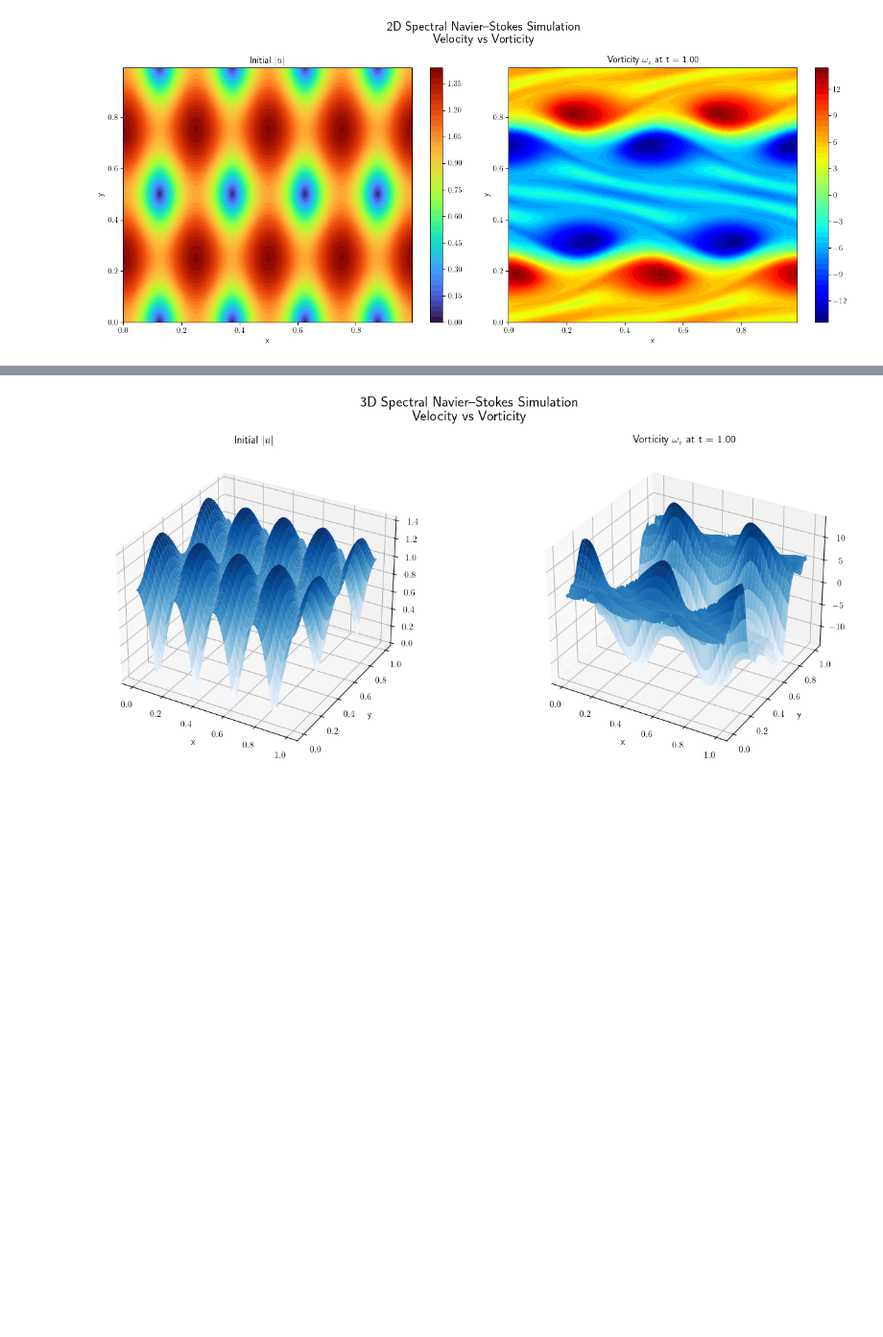
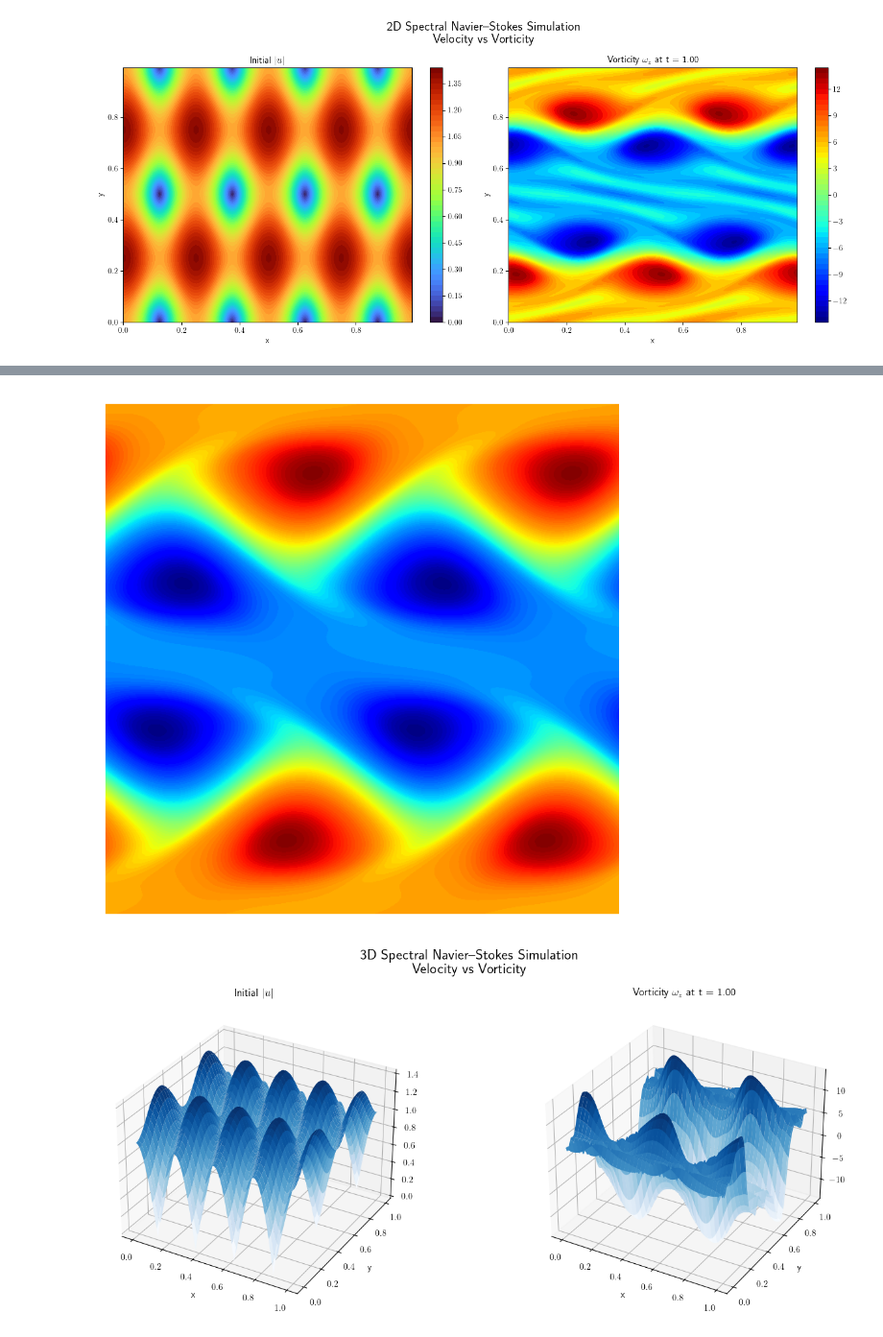
Before and after one commit to Chaks1603/Python-Assignments, a Jupyter notebook: Partial Differential Equations/Navier−Stokes eqn from Burger and KdV .ipynb, the cells around one changed output, grey strips where cells are left out. Shown at 96% size. Drawn from its saved outputs; the diff is of its cells as text; code cells hidden in the pictures; blank space fills up the shorter version.

```diff
--- a/Partial Differential Equations/Navier−Stokes eqn from Burger and KdV .ipynb
+++ b/Partial Differential Equations/Navier−Stokes eqn from Burger and KdV .ipynb
@@ -1270,3 +1270,49 @@ for i in range(Nt):
         outputCount += 1
 # %% [output]
 [figure]
+# %%
+wz_frames = []
+for i in range(Nt):
+    dvx = grad(vx)
+    dvy = grad(vy)
+
+    rhs_x = -(vx * dvx[0] + vy * dvx[1])
+    rhs_y = -(vx * dvy[0] + vy * dvy[1])
+
+    rhs_x = apply_dealias(rhs_x, dealias)
+    rhs_y = apply_dealias(rhs_y, dealias)
+
+    vx += dt * rhs_x
+    vy += dt * rhs_y
+
+    # Projection
+    div_rhs = div(rhs_x, rhs_y)
+    P = poisson_solve(div_rhs)
+    dPx, dPy = grad(P)
+
+    vx -= dt * dPx
+    vy -= dt * dPy
+
+    # Diffusion
+    vx = diffusion_solve(vx)
+    vy = diffusion_solve(vy)
+
+    # Vorticity
+    wz = np.real(np.fft.ifftn(1j * ky * np.fft.fftn(vx) - 1j * kx * np.fft.fftn(vy)))
+
+    # Store (reduce frames for speed)
+    if i % 3 == 0:
+        wz_frames.append(wz.copy())
+
+fig, ax = plt.subplots(figsize=(5, 5), dpi=160)
+ax.set_axis_off()
+frames = []
+for wz in wz_frames:
+    cont = ax.contourf(xx, yy, wz, cmap='jet', levels=100)
+    frames.append(cont.collections)
+
+ani = animation.ArtistAnimation(fig, frames, interval=80, blit=True)
+filename = "spectral_ns_vorticity.gif"
+ani.save(filename, writer="pillow", fps=12)
+HTML(f'<img src="{filename}" width="600">')
+# %% [output]
@@ -1273,3 +1320,4 @@ for i in range(Nt):
+[figure, added]
 # %%
 L     = 1.0
 N     = 128
```
Also changed, not shown: parts of 1 cell of this notebook, 1 other file.
